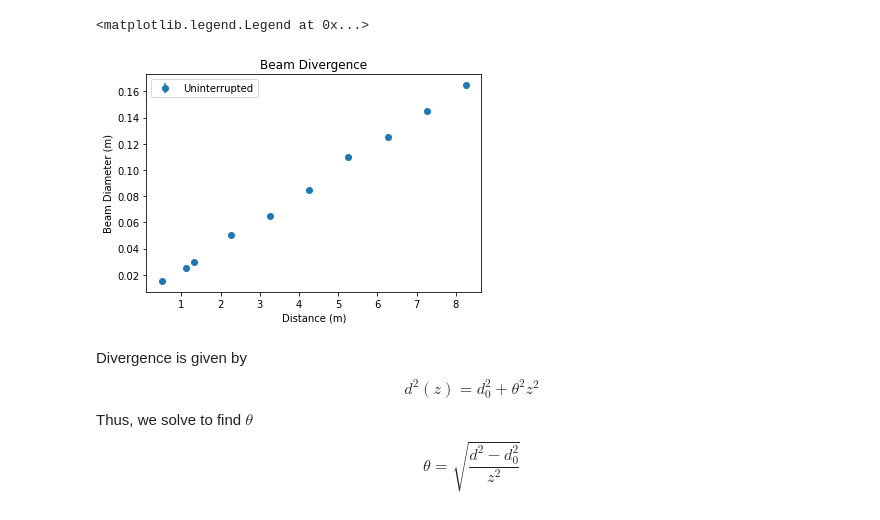
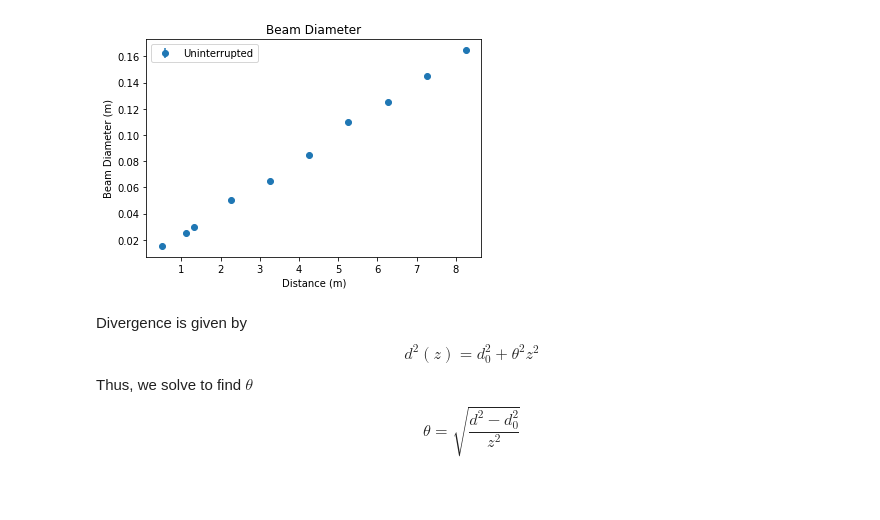
Before and after one commit to Fderick/Advanced-Lab-Data, a Jupyter notebook: Lab01-ExpandingLaserBeams.ipynb, the cells around one changed output. Cells and saved outputs as stored; diff of their text form; code cells hidden in the pictures.

```diff
--- a/Lab01-ExpandingLaserBeams.ipynb
+++ b/Lab01-ExpandingLaserBeams.ipynb
@@ -3,7 +3,7 @@ import numpy as np
 import matplotlib.pyplot as plt
 # %%
 ### Initial Laser Measurements
-distances = [00.5,1.131,1.312,2.26,3.26,4.26,5.26,6.26,7.26,8.26] #m
+distances = [0.5,1.131,1.312,2.26,3.26,4.26,5.26,6.26,7.26,8.26] #m
 distances = np.array(distances)
 del_dist = 0.005 # 0.5 cm uncertainty in distances
 beam_diam_cm = [1.5,2.5,3,5,6.5,8.5,11,12.5,14.5,16.5] #cm
@@ -18,13 +18,13 @@ d_0 = 0.0015 #m
 # %%
 ## Plot
 plt.errorbar(distances, beam_diam, label="Uninterrupted",yerr = del_beam_diam, fmt = 'o')
 plt.xlabel("Distance (m)")
 plt.ylabel("Beam Diameter (m)")
-plt.title("Beam Divergence")
+plt.title("Beam Diameter")
 plt.legend()
+plt.savefig("uninterrupted_diam.png")
 # %% [output]
-<matplotlib.legend.Legend at 0x...>
-[figure, old version]
+[figure, new version]
 # %% [markdown]
 Divergence is given by
 $$
```
Also changed, not shown: parts of 5 cells of this notebook, 2 other files.
